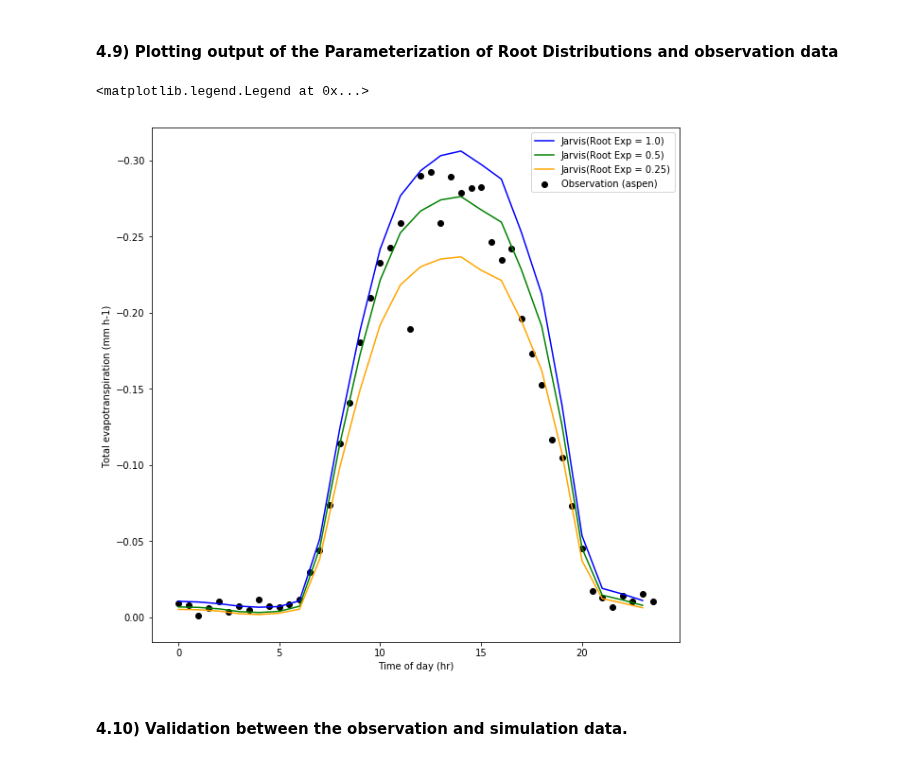
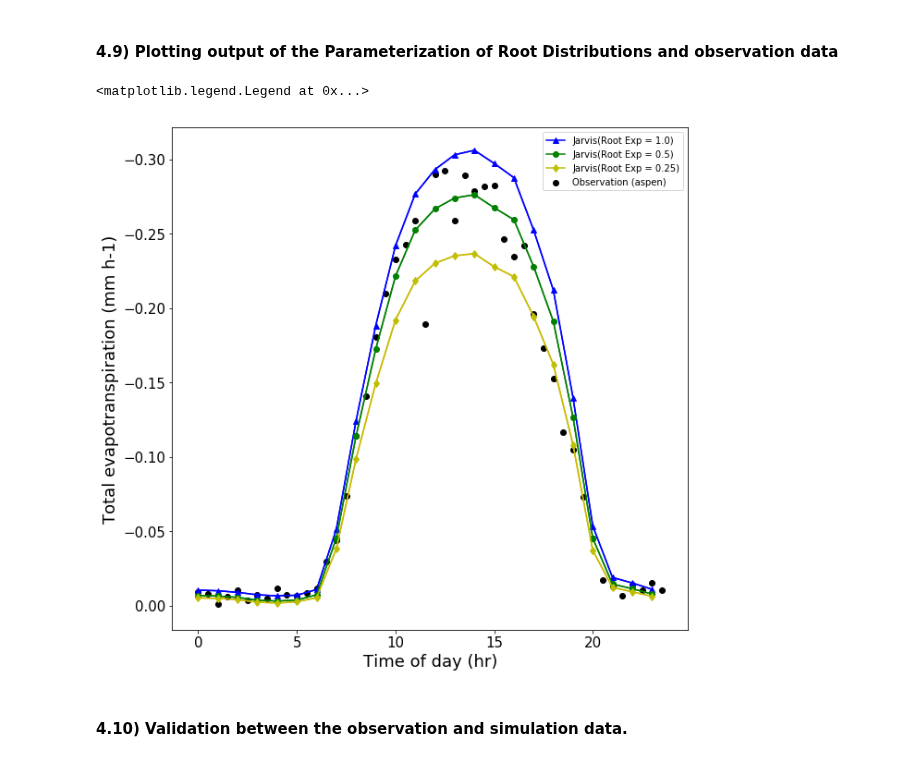
Before and after one commit to UW-Hydro/pysumma, a Jupyter notebook: notebooks/pySUMMA_Test_Case_2.ipynb, the cells around one changed output. Cells and saved outputs as stored; diff of their text form; code cells hidden in the pictures.

Commit message:
update plot property for paper, for example enlaring label, legend and change shape of plot

```diff
--- a/notebooks/pySUMMA_Test_Case_2.ipynb
+++ b/notebooks/pySUMMA_Test_Case_2.ipynb
@@ -382,17 +400,26 @@ Jarvis_ET_Combine
 # %%
 # create plot with the Parameterization of Root Distributions(Root Exp : 1.0, 0.5, 0.25 )
 Jarvis_ET_Combine_Graph = Jarvis_ET_Combine.plot(color=['blue', 'green', 'orange'])
 # invert y axis
 Jarvis_ET_Combine_Graph.invert_yaxis()
+
+Jarvis_ET_Combine_Graph.plot(Jarvis_ET_Combine['Jarvis(Root Exp = 1.0)'],color='b', marker='^')
+Jarvis_ET_Combine_Graph.plot(Jarvis_ET_Combine['Jarvis(Root Exp = 0.5)'], color='g', marker='o')
+Jarvis_ET_Combine_Graph.plot(Jarvis_ET_Combine['Jarvis(Root Exp = 0.25)'], color='y', marker='d')
+
+Jarvis_ET_Combine_Graph.tick_params(labelsize = 15)
 # plot scatter with x='xvals', y='Observation (aspen)'
 Jarvis_ET_Combine_Graph.scatter(xvals, df_gp_hr['Observation (aspen)'], color='black')
 # add x, y label
-Jarvis_ET_Combine_Graph.set(xlabel='Time of day (hr)', ylabel='Total evapotranspiration (mm h-1) ')
+Jarvis_ET_Combine_Graph.set_xlabel("Time of day (hr)", fontsize=18)
+Jarvis_ET_Combine_Graph.set_ylabel("Total evapotranspiration (mm h-1)", fontsize=18)
+
+handles, labels = Jarvis_ET_Combine_Graph.get_legend_handles_labels()
 # show up the legend
-Jarvis_ET_Combine_Graph.legend()
+Jarvis_ET_Combine_Graph.legend(handles[3:7], labels[3:7])
 # %% [output]
 <matplotlib.legend.Legend at 0x...>
-[figure, old version]
+[figure, new version]
 # %% [markdown]
 #### 4.10) Validation between the observation and simulation data.
 # %%
```
Also changed, not shown: parts of 5 cells of this notebook, 3 other files.
